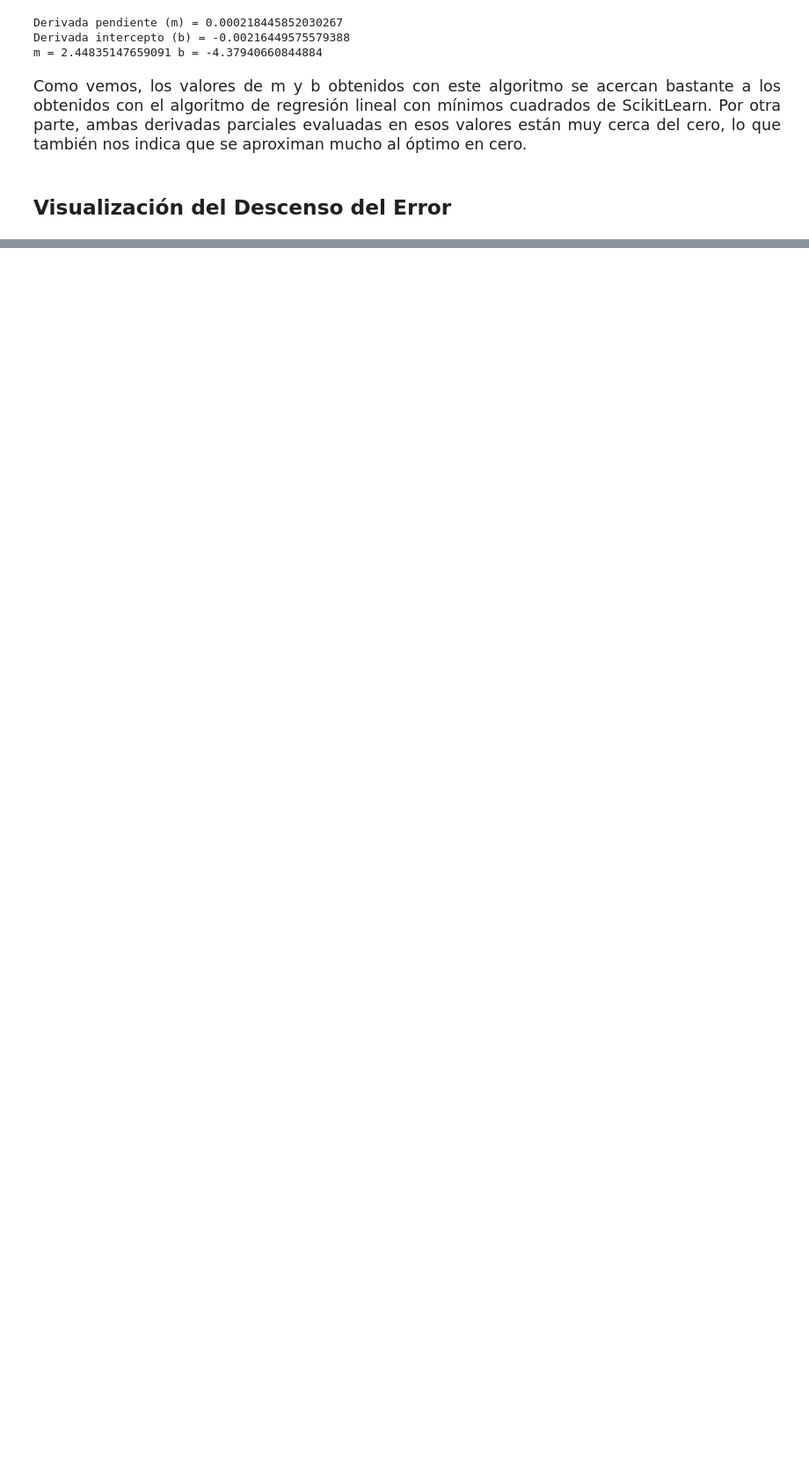
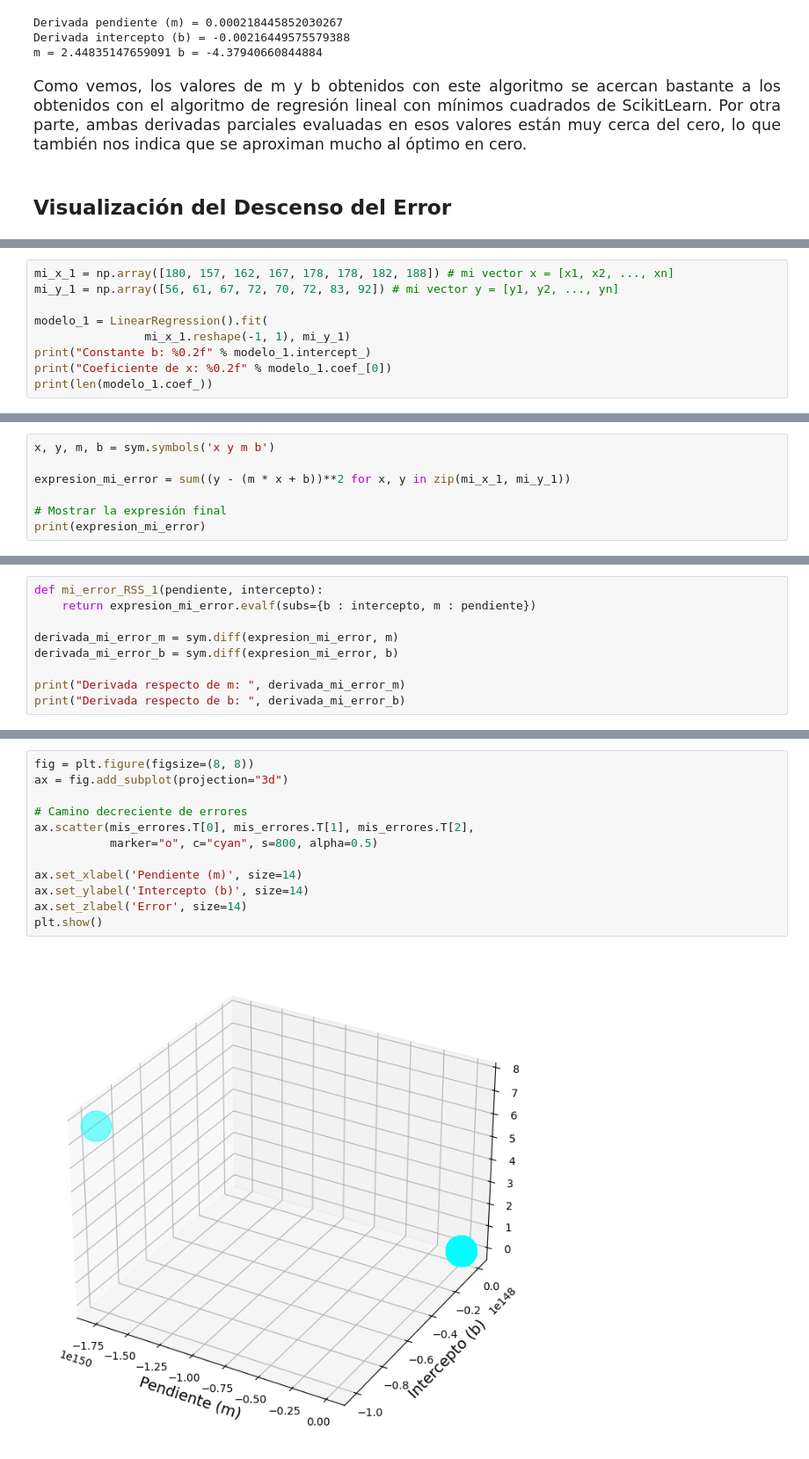
Before and after one commit to SunFanton/python-courses, a Jupyter notebook: maths-for-ai/5_Optimizacion/Gradiente-Descendiente.ipynb, the cells around one changed output, grey strips where cells are left out. Shown at 88% size. Drawn from its saved outputs; the diff is of its cells as text; blank space fills up the shorter version.

```diff
--- a/maths-for-ai/5_Optimizacion/Gradiente-Descendiente.ipynb
+++ b/maths-for-ai/5_Optimizacion/Gradiente-Descendiente.ipynb
@@ -391,0 +396,9 @@ plt.show()
+# %%
+mi_x_1 = np.array([180, 157, 162, 167, 178, 178, 182, 188]) # mi vector x = [x1, x2, ..., xn]
+mi_y_1 = np.array([56, 61, 67, 72, 70, 72, 83, 92]) # mi vector y = [y1, y2, ..., yn]
+
+modelo_1 = LinearRegression().fit(
+                mi_x_1.reshape(-1, 1), mi_y_1)
+print("Constante b: %0.2f" % modelo_1.intercept_)
+print("Coeficiente de x: %0.2f" % modelo_1.coef_[0])
+print(len(modelo_1.coef_))
@@ -391,0 +409,7 @@ plt.show()
+# %%
+x, y, m, b = sym.symbols('x y m b')
+
+expresion_mi_error = sum((y - (m * x + b))**2 for x, y in zip(mi_x_1, mi_y_1))
+
+# Mostrar la expresión final
+print(expresion_mi_error)
@@ -391,0 +418,9 @@ plt.show()
+# %%
+def mi_error_RSS_1(pendiente, intercepto):
+    return expresion_mi_error.evalf(subs={b : intercepto, m : pendiente})
+
+derivada_mi_error_m = sym.diff(expresion_mi_error, m)
+derivada_mi_error_b = sym.diff(expresion_mi_error, b)
+
+print("Derivada respecto de m: ", derivada_mi_error_m)
+print("Derivada respecto de b: ", derivada_mi_error_b)
@@ -391,0 +474,14 @@ plt.show()
+# %%
+fig = plt.figure(figsize=(8, 8))
+ax = fig.add_subplot(projection="3d")
+
+# Camino decreciente de errores
+ax.scatter(mis_errores.T[0], mis_errores.T[1], mis_errores.T[2],
+           marker="o", c="cyan", s=800, alpha=0.5)
+
+ax.set_xlabel('Pendiente (m)', size=14)
+ax.set_ylabel('Intercepto (b)', size=14)
+ax.set_zlabel('Error', size=14)
+plt.show()
+# %% [output]
+[figure, added]
```
Also changed, not shown: parts of 6 cells of this notebook, 1 other file.
